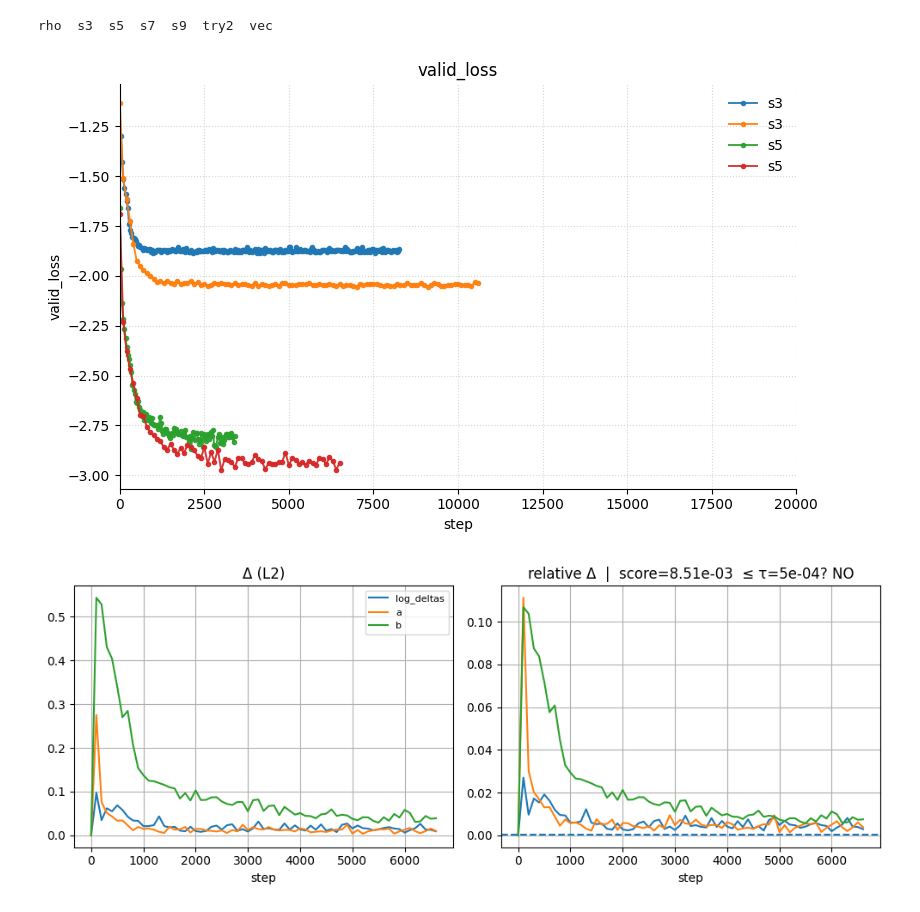
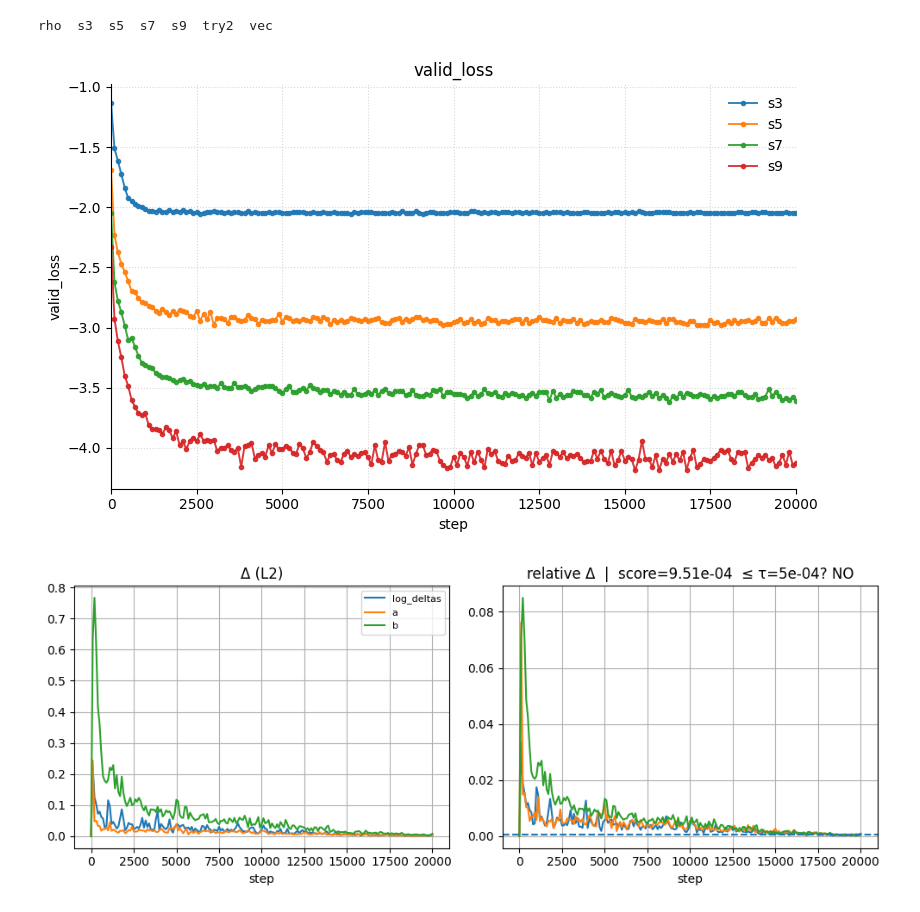
Before and after one commit to scpark20/logpx_samplers, a Jupyter notebook: reports/tensorboard.ipynb, the cells around one changed output. Drawn from its saved outputs; the diff is of its cells as text; code cells hidden in the pictures.

```diff
--- a/reports/tensorboard.ipynb
+++ b/reports/tensorboard.ipynb
@@ -12,51 +12,53 @@ import matplotlib.pyplot as plt
 import numpy as np
 from pathlib import Path
 
-RUN_DIRS = ["logs/dit/bns/s3",
+RUN_DIRS = [#"logs/dit/bns/s3",
             "logs/dit/bns/try2/s3",
 
-            "logs/dit/bns/s5",
-            "logs/dit/bns/try2/s5",
+            # "logs/dit/bns/s5",
+             "logs/dit/bns/try2/s5",
 
             #"logs/dit/bns/s7",
-            #"logs/dit/bns/s9",
+            "logs/dit/bns/try2/s7",
+           # "logs/dit/bns/s9",
+            "logs/dit/bns/try2/s9",
             ]
 TAGS = ['valid_loss']
 
 # load
 metrics = {}  # {tag: {run: (steps, values)}}
 for r in RUN_DIRS:
     acc = ea.EventAccumulator(r, size_guidance={ea.SCALARS:0}); acc.Reload()
     for t in acc.Tags()["scalars"]:
         ev = acc.Scalars(t)
         s = np.array([e.step for e in ev]); v = np.array([e.value for e in ev])
         i = np.argsort(s, kind="stable"); s, v = s[i], v[i]      # sort by step
         u, k = np.unique(s, return_index=True); s, v = u, v[k]   # dedup steps
         (metrics.setdefault(t, {}))[r] = (s, v)
 
 if not TAGS:
     print("Available tags:");
     for t in sorted(metrics.keys()): print(" •", t)
 else:
     for t in TAGS:
         if t not in metrics: continue
         fig, ax = plt.subplots(figsize=(8,5))
         for r,(s,v) in metrics[t].items():
             ax.plot(s, v, '-o', markersize=3, linewidth=1.4, alpha=0.9, label=Path(r).name)
         ax.set_title(t)
         ax.set_xlabel("step"); ax.set_ylabel(t.split("/")[-1])
         ax.grid(True, linestyle=":", alpha=0.5); ax.margins(x=0.02)
         ax.spines['top'].set_visible(False); ax.spines['right'].set_visible(False)
         if len(metrics[t])>1: ax.legend(frameon=False)
         plt.xlim([0, 20*1000]); plt.tight_layout(); plt.show()
 # %% [output]
-[figure, old version]
+[figure, new version]
 # %%
 # ✅ 최소버전: 왼쪽=Δ(L2), 오른쪽=relative Δ (양옆 플롯) + 최근 K창 score
 import os, torch, matplotlib.pyplot as plt
 from collections import defaultdict
 
-DIR = "logs/dit/bns/try2/s5"
+DIR = "logs/dit/bns/try2/s9"
 TAU, K = 5e-4, 5               # 임계값, 창 크기
 EPS = 1e-12
 
@@ -91,4 +93,4 @@ ax2.set_xlabel("step"); ax2.grid(True)
 ax1.legend(fontsize=8, loc="best")
 plt.tight_layout(); plt.show()
 # %% [output]
-[figure, old version]
+[figure, new version]
```
Also changed, not shown: 35 other files.
